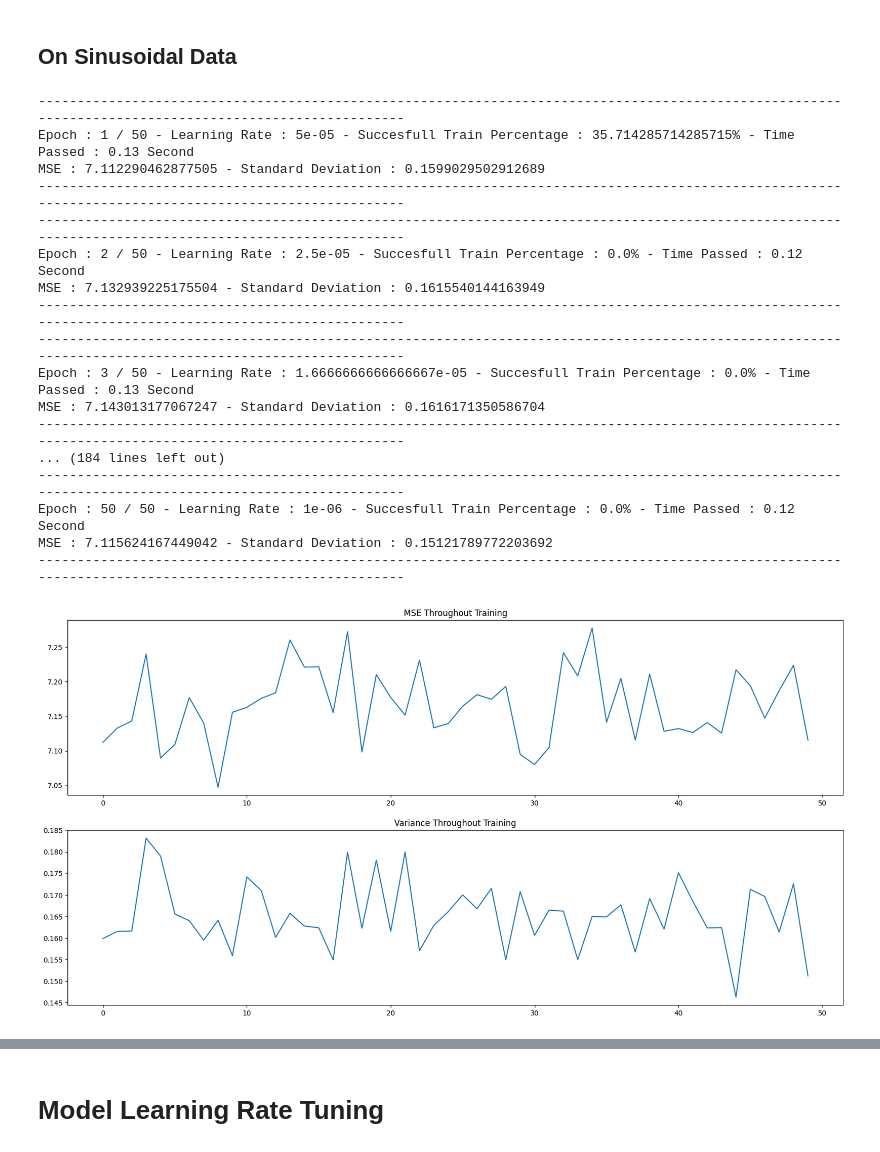
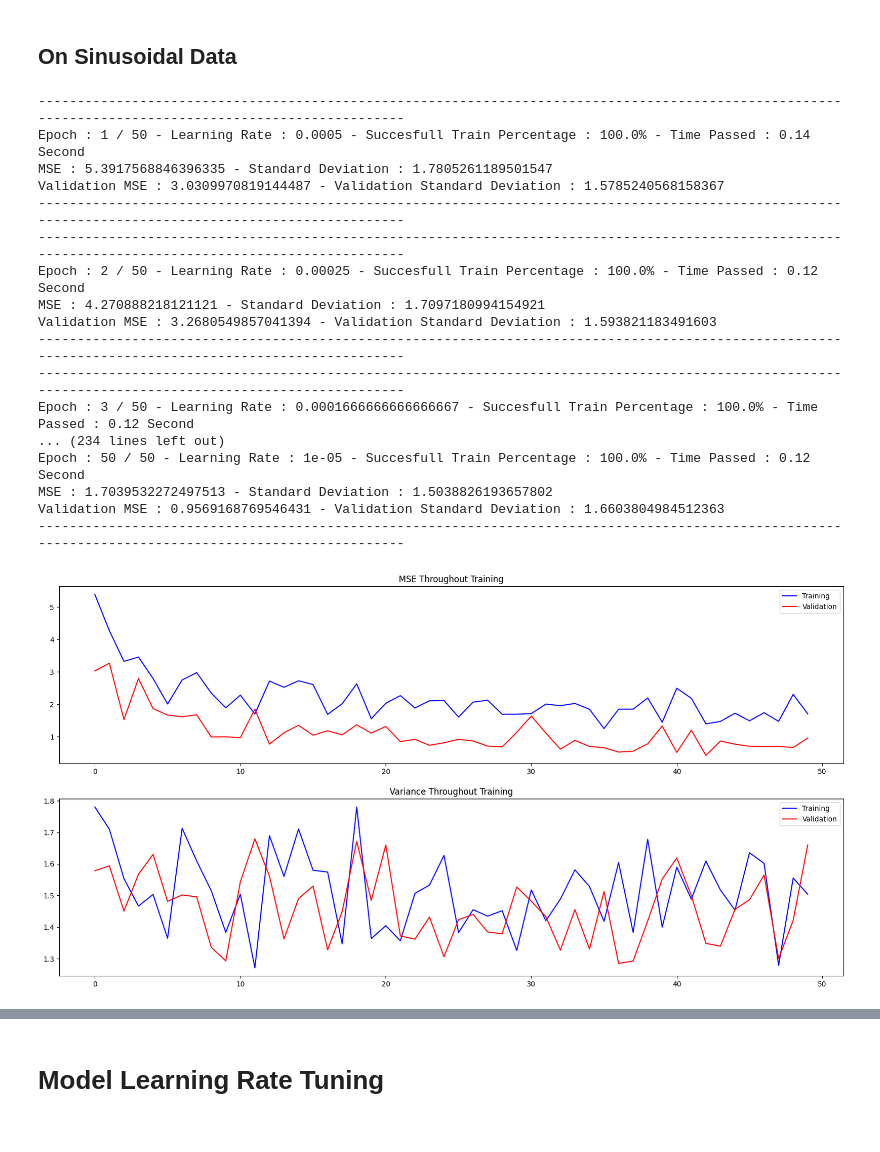
Before and after one commit to bagood/Bayesian-Neural-Network, a Jupyter notebook: test_bnn_for_outlier_detection.ipynb, the cells around one changed output, grey strips where cells are left out. Cells and saved outputs as stored; diff of their text form; code cells hidden in the pictures.

```diff
--- a/test_bnn_for_outlier_detection.ipynb
+++ b/test_bnn_for_outlier_detection.ipynb
@@ -186,41 +222,53 @@ y_data = np.sin(x_data) * x_data
 feature_data = y_data
 target_data = y_data
 
+validation_percentage = 0.1
 total_epochs = 50
-initial_lr = 1e-2
-end_lr = 1e-6
+initial_lr = 1e-1
+end_lr = 1e-5
 
 window_size = 2
 error_type = 'mse'
 learning_rate_decay_type = 'exponential'
 # %%
-bnn = bayesian_neural_network(input_layer, hidden_layers, output_layer, feature_data, target_data, error_type, window_size=window_size, initial_lr=initial_lr, end_lr=end_lr)
+bnn = bayesian_neural_network(input_layer,
+                              hidden_layers,
+                              output_layer,
+                              feature_data,
+                              target_data,
+                              validation_percentage=validation_percentage,
+                              error_type=error_type,
+                              window_size=window_size,
+                              initial_lr=initial_lr,
+                              end_lr=end_lr)
+
 bnn.generate_windowed_dataset()
 bnn.standardize_windowed_dataset()
+bnn.generate_validation_training_dataset()
 bnn.generate_m()
 bnn.generate_v()
 # %%
 bnn.train_model(total_epochs, learning_rate_decay_type)
 # %% [output]
 ------------------------------------------------------------------------------------------------------------------------------------------------------
-Epoch : 1 / 50 - Learning Rate : 5e-05 - Succesfull Train Percentage : 35.714285714285715% - Time Passed : 0.13 Second
-MSE : 7.112290462877505 - Standard Deviation : 0.1599029502912689
+Epoch : 1 / 50 - Learning Rate : 0.0005 - Succesfull Train Percentage : 100.0% - Time Passed : 0.14 Second
+MSE : 5.3917568846396335 - Standard Deviation : 1.7805261189501547
+Validation MSE : 3.0309970819144487 - Validation Standard Deviation : 1.5785240568158367
 ------------------------------------------------------------------------------------------------------------------------------------------------------
 ------------------------------------------------------------------------------------------------------------------------------------------------------
-Epoch : 2 / 50 - Learning Rate : 2.5e-05 - Succesfull Train Percentage : 0.0% - Time Passed : 0.12 Second
-MSE : 7.132939225175504 - Standard Deviation : 0.1615540144163949
+Epoch : 2 / 50 - Learning Rate : 0.00025 - Succesfull Train Percentage : 100.0% - Time Passed : 0.12 Second
+MSE : 4.270888218121121 - Standard Deviation : 1.7097180994154921
+Validation MSE : 3.2680549857041394 - Validation Standard Deviation : 1.593821183491603
 ------------------------------------------------------------------------------------------------------------------------------------------------------
 ------------------------------------------------------------------------------------------------------------------------------------------------------
-Epoch : 3 / 50 - Learning Rate : 1.6666666666666667e-05 - Succesfull Train Percentage : 0.0% - Time Passed : 0.13 Second
-MSE : 7.143013177067247 - Standard Deviation : 0.1616171350586704
+Epoch : 3 / 50 - Learning Rate : 0.0001666666666666667 - Succesfull Train Percentage : 100.0% - Time Passed : 0.12 Second
+... (234 lines left out)
+Epoch : 50 / 50 - Learning Rate : 1e-05 - Succesfull Train Percentage : 100.0% - Time Passed : 0.12 Second
+MSE : 1.7039532272497513 - Standard Deviation : 1.5038826193657802
+Validation MSE : 0.9569168769546431 - Validation Standard Deviation : 1.6603804984512363
 ------------------------------------------------------------------------------------------------------------------------------------------------------
-... (184 lines left out)
-------------------------------------------------------------------------------------------------------------------------------------------------------
-Epoch : 50 / 50 - Learning Rate : 1e-06 - Succesfull Train Percentage : 0.0% - Time Passed : 0.12 Second
-MSE : 7.115624167449042 - Standard Deviation : 0.15121789772203692
-------------------------------------------------------------------------------------------------------------------------------------------------------
 # %%
-bnn.visualize_performance()
+bnn.visualize_model_performance()
 # %% [output]
-[figure, old version]
+[figure, new version]
 # %%
```
Also changed, not shown: parts of 19 cells of this notebook, 4 other files.
